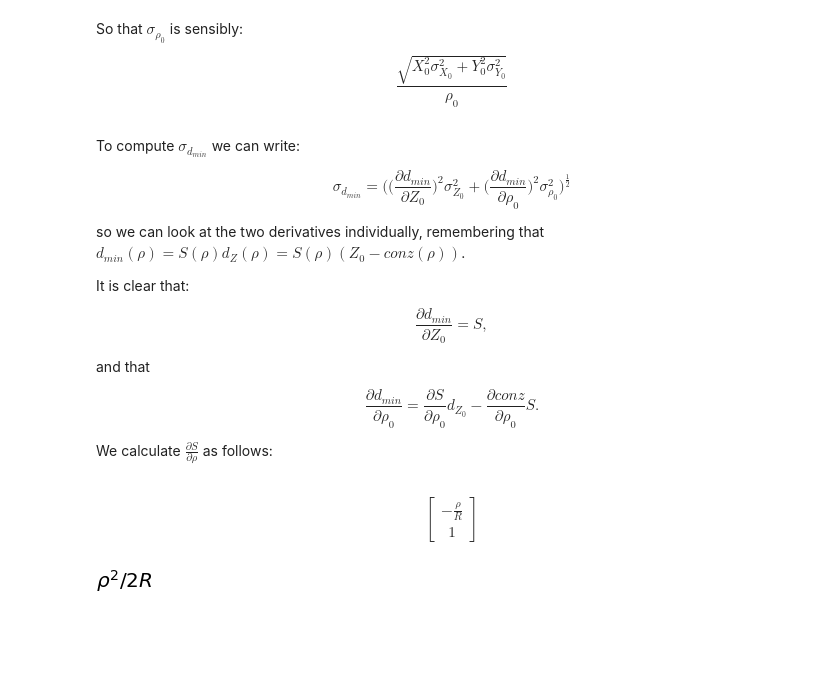
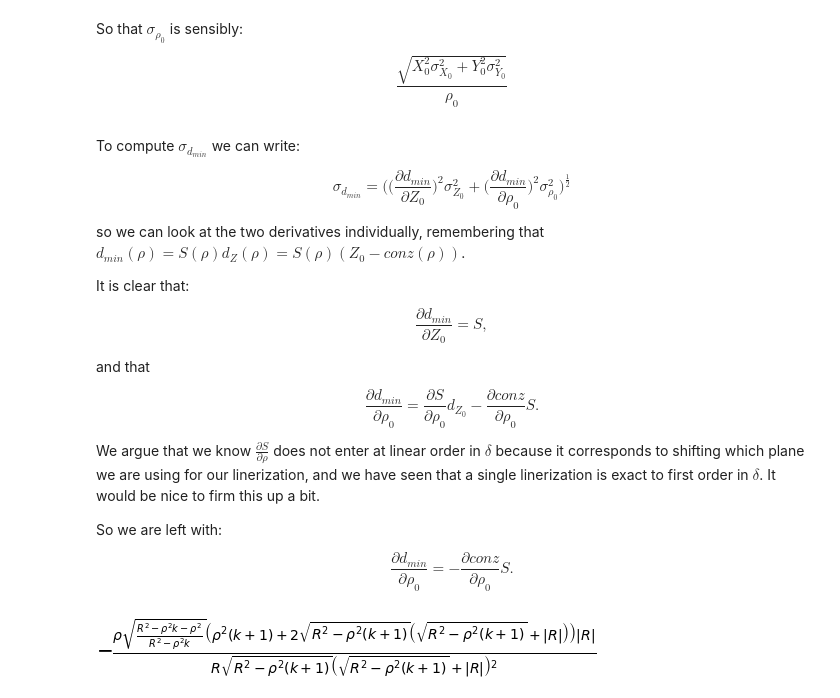
Before and after one commit to DaveBoettger/mfdocumentation, a Jupyter notebook: z_proj_first_order.ipynb, the cells around one changed output. Drawn from its saved outputs; the diff is of its cells as text; code cells hidden in the pictures; blank space fills up the shorter version.

```diff
--- a/z_proj_first_order.ipynb
+++ b/z_proj_first_order.ipynb
@@ -164,12 +176,13 @@ and that
 
 $$\frac{\partial d_{min}}{\partial \rho_0} = \frac{\partial S}{\partial \rho_0} d_{Z_0} - \frac{\partial conz}{\partial \rho_0} S.$$
 
-We calculate $\frac{\partial S}{\partial \rho}$ as follows:
+We argue that we know $\frac{\partial S}{\partial \rho}$ does not enter at linear order in $\delta$ because it corresponds to shifting which plane we are using for our linerization, and we have seen that a single linerization is exact to first order in $\delta$. It would be nice to firm this up a bit.
+
+So we are left with:
+
+$$\frac{\partial d_{min}}{\partial \rho_0} = - \frac{\partial conz}{\partial \rho_0} S.$$
-# %%
-sp.simplify(sp.Matrix([sp.diff(conconst, rho), sp.diff(conconst,z)])).subs(k,-1)
-# %% [output]
-$$\left[\begin{matrix}- \frac{\rho}{R}\\1\end{matrix}\right]$$
-# %%
-conz.subs(k,-1)
-# %% [output]
-[figure, removed]
+# %%
+ddmindrho = (-slope*S)
+ddmindrho
+# %% [output]
+[figure, added]
```
Also changed, not shown: parts of 11 cells of this notebook.
